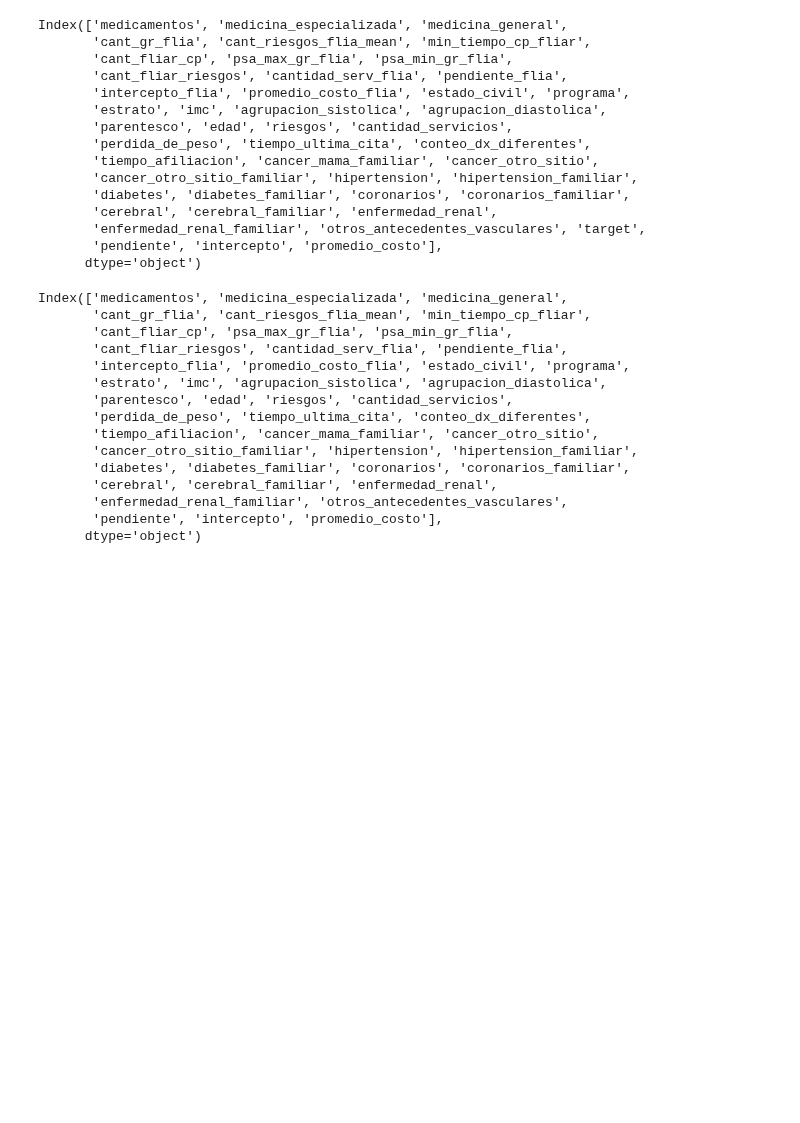
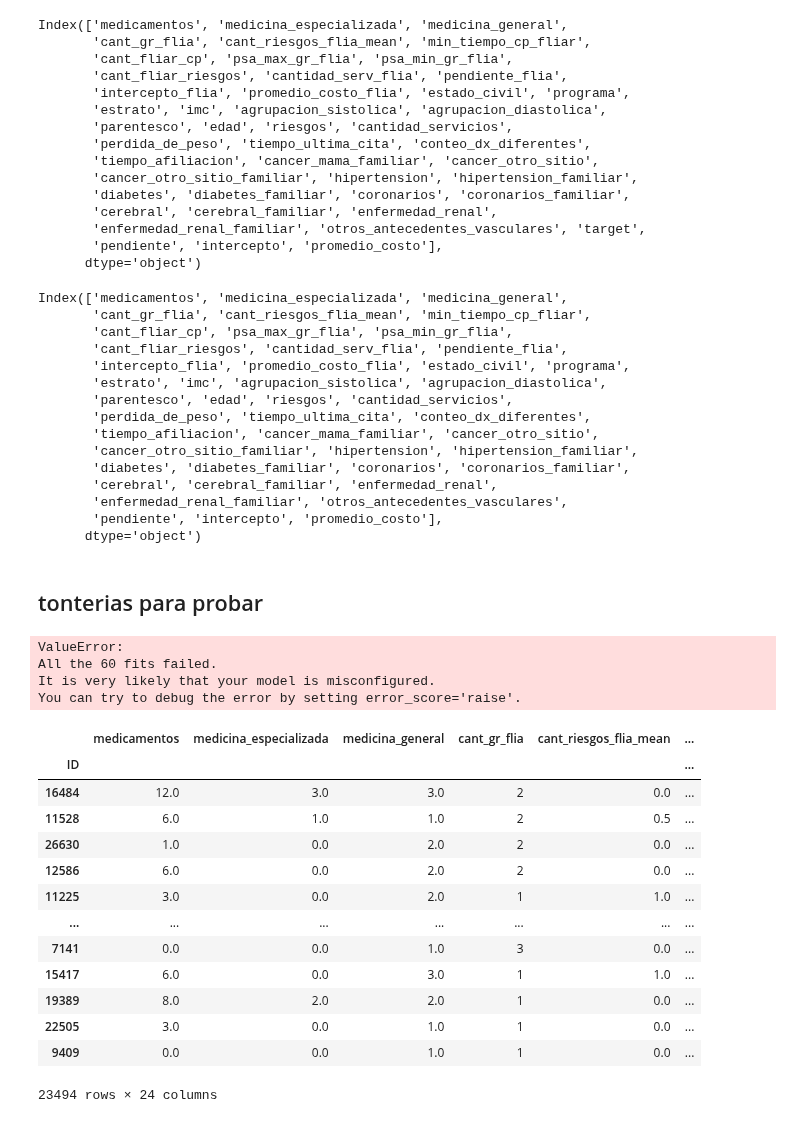
Before and after one commit to alfa7g7/Fundamentos-analitica-II, a Jupyter notebook: UNIDAD II/Proyecto final PSA/proyecto-psa.ipynb, the cells around one changed output. Cells and saved outputs as stored; diff of their text form; code cells hidden in the pictures; blank space fills up the shorter version.

```diff
--- a/UNIDAD II/Proyecto final PSA/proyecto-psa.ipynb
+++ b/UNIDAD II/Proyecto final PSA/proyecto-psa.ipynb
@@ -200,3 +210,80 @@ Index(['medicamentos', 'medicina_especializada', 'medicina_general',
        'enfermedad_renal_familiar', 'otros_antecedentes_vasculares',
        'pendiente', 'intercepto', 'promedio_costo'],
       dtype='object')
+# %% [markdown]
+## tonterias para probar
+# %%
+# Separar variable objetivo y características
+X = df_renamed.drop('target', axis=1)
+y = df_renamed['target']
+
+# Separar en conjuntos de entrenamiento y prueba
+X_train, X_test, y_train, y_test = train_test_split(X, y, test_size=0.2, random_state=42)
+
+# Preprocesamiento
+# Definir las columnas numéricas y categóricas
+numeric_features = df_renamed.select_dtypes(include=['int64', 'float64'])
+categorical_features = df_renamed.select_dtypes(include=['object', 'category'])
+
+# Pipeline de preprocesamiento
+numeric_transformer = Pipeline(steps=[
+    ('imputer', SimpleImputer(strategy='median')),
+    ('scaler', StandardScaler())])
+
+categorical_transformer = Pipeline(steps=[
+    ('imputer', SimpleImputer(strategy='most_frequent')),
+    ('onehot', OneHotEncoder(handle_unknown='ignore'))])
+
+preprocessor = ColumnTransformer(
+    transformers=[
+        ('num', numeric_transformer, numeric_features),
+        ('cat', categorical_transformer, categorical_features)])
+
+# Pipeline del modelo
+model_svc = Pipeline(steps=[
+    ('preprocessor', preprocessor),
+    ('pca', PCA(n_components=10)),  # Opcional, si hay muchas características
+    ('classifier', SVC(probability=True))])
+
+# Grid Search para optimización de hiperparámetros en SVC
+param_grid = {
+    'classifier__kernel': ['linear', 'rbf'],
+    'classifier__C': [0.1, 1, 10],
+    'classifier__gamma': ['scale', 'auto']
+}
+
+grid_search = GridSearchCV(model_svc, param_grid, cv=5, scoring='roc_auc')
+grid_search.fit(X_train, y_train)
+
+# Evaluación del mejor modelo
+best_model = grid_search.best_estimator_
+y_pred_proba = best_model.predict_proba(X_test)[:, 1]
+roc_auc = roc_auc_score(y_test, y_pred_proba)
+
+print(f'Mejor modelo: {grid_search.best_params_}')
+print(f'ROC_AUC: {roc_auc}')
+
+# Curva ROC
+fpr, tpr, thresholds = roc_curve(y_test, y_pred_proba)
+# %% [output]
+ValueError:
+All the 60 fits failed.
+It is very likely that your model is misconfigured.
+You can try to debug the error by setting error_score='raise'.
+# %%
+numeric_features
+# %% [output]
+|  | medicamentos | medicina_especializada | medicina_general | cant_gr_flia | cant_riesgos_flia_mean | ... |
+| ID |  |  |  |  |  | ... |
+| 16484 | 12.0 | 3.0 | 3.0 | 2 | 0.0 | ... |
+| 11528 | 6.0 | 1.0 | 1.0 | 2 | 0.5 | ... |
+| 26630 | 1.0 | 0.0 | 2.0 | 2 | 0.0 | ... |
+| 12586 | 6.0 | 0.0 | 2.0 | 2 | 0.0 | ... |
+| 11225 | 3.0 | 0.0 | 2.0 | 1 | 1.0 | ... |
+| ... | ... | ... | ... | ... | ... | ... |
+| 7141 | 0.0 | 0.0 | 1.0 | 3 | 0.0 | ... |
+| 15417 | 6.0 | 0.0 | 3.0 | 1 | 1.0 | ... |
+| 19389 | 8.0 | 2.0 | 2.0 | 1 | 0.0 | ... |
+| 22505 | 3.0 | 0.0 | 1.0 | 1 | 0.0 | ... |
+| 9409 | 0.0 | 0.0 | 1.0 | 1 | 0.0 | ... |
+23494 rows × 24 columns
```
Also changed, not shown: parts of 3 cells of this notebook.
